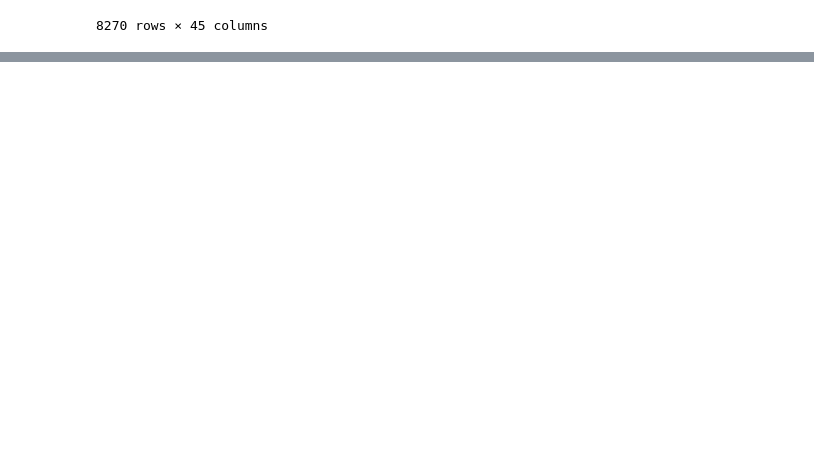
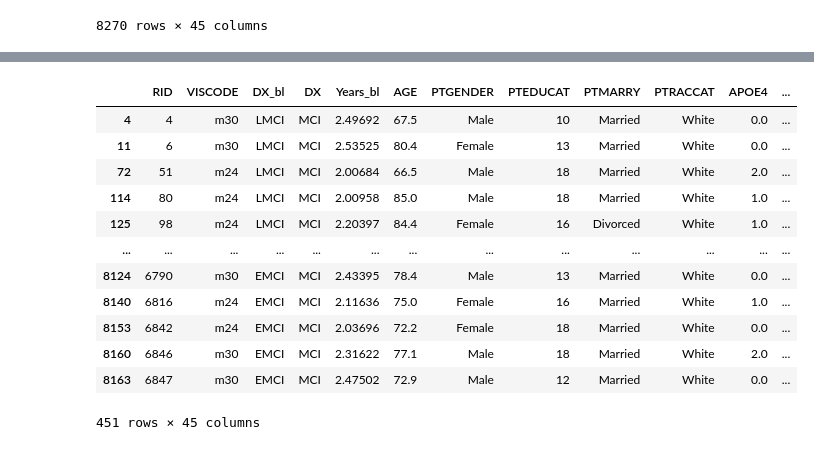
Before and after one commit to raoalihasan1/ML-MCI-AD-Conversion, a Jupyter notebook: data_preprocessing.ipynb, the cells around one changed output, grey strips where cells are left out. Cells and saved outputs as stored; diff of their text form; code cells hidden in the pictures; blank space fills up the shorter version.

```diff
--- a/data_preprocessing.ipynb
+++ b/data_preprocessing.ipynb
@@ -228,0 +259,18 @@ data_over_2_years
+# %%
+# Get only the first record for each of non-converter that is 2 years after bl
+remain_mci_two_years = filter_n_years_from_bl(remain_mci, 2)
+remain_mci_two_years
+# %% [output]
+|  | RID | VISCODE | DX_bl | DX | Years_bl | AGE | PTGENDER | PTEDUCAT | PTMARRY | PTRACCAT | APOE4 | ... |
+| 4 | 4 | m30 | LMCI | MCI | 2.49692 | 67.5 | Male | 10 | Married | White | 0.0 | ... |
+| 11 | 6 | m30 | LMCI | MCI | 2.53525 | 80.4 | Female | 13 | Married | White | 0.0 | ... |
+| 72 | 51 | m24 | LMCI | MCI | 2.00684 | 66.5 | Male | 18 | Married | White | 2.0 | ... |
+| 114 | 80 | m24 | LMCI | MCI | 2.00958 | 85.0 | Male | 18 | Married | White | 1.0 | ... |
+| 125 | 98 | m24 | LMCI | MCI | 2.20397 | 84.4 | Female | 16 | Divorced | White | 1.0 | ... |
+| ... | ... | ... | ... | ... | ... | ... | ... | ... | ... | ... | ... | ... |
+| 8124 | 6790 | m30 | EMCI | MCI | 2.43395 | 78.4 | Male | 13 | Married | White | 0.0 | ... |
+| 8140 | 6816 | m24 | EMCI | MCI | 2.11636 | 75.0 | Female | 16 | Married | White | 1.0 | ... |
+| 8153 | 6842 | m24 | EMCI | MCI | 2.03696 | 72.2 | Female | 18 | Married | White | 0.0 | ... |
+| 8160 | 6846 | m30 | EMCI | MCI | 2.31622 | 77.1 | Male | 18 | Married | White | 2.0 | ... |
+| 8163 | 6847 | m30 | EMCI | MCI | 2.47502 | 72.9 | Male | 12 | Married | White | 0.0 | ... |
+451 rows × 45 columns
```
Also changed, not shown: parts of 12 cells of this notebook.
